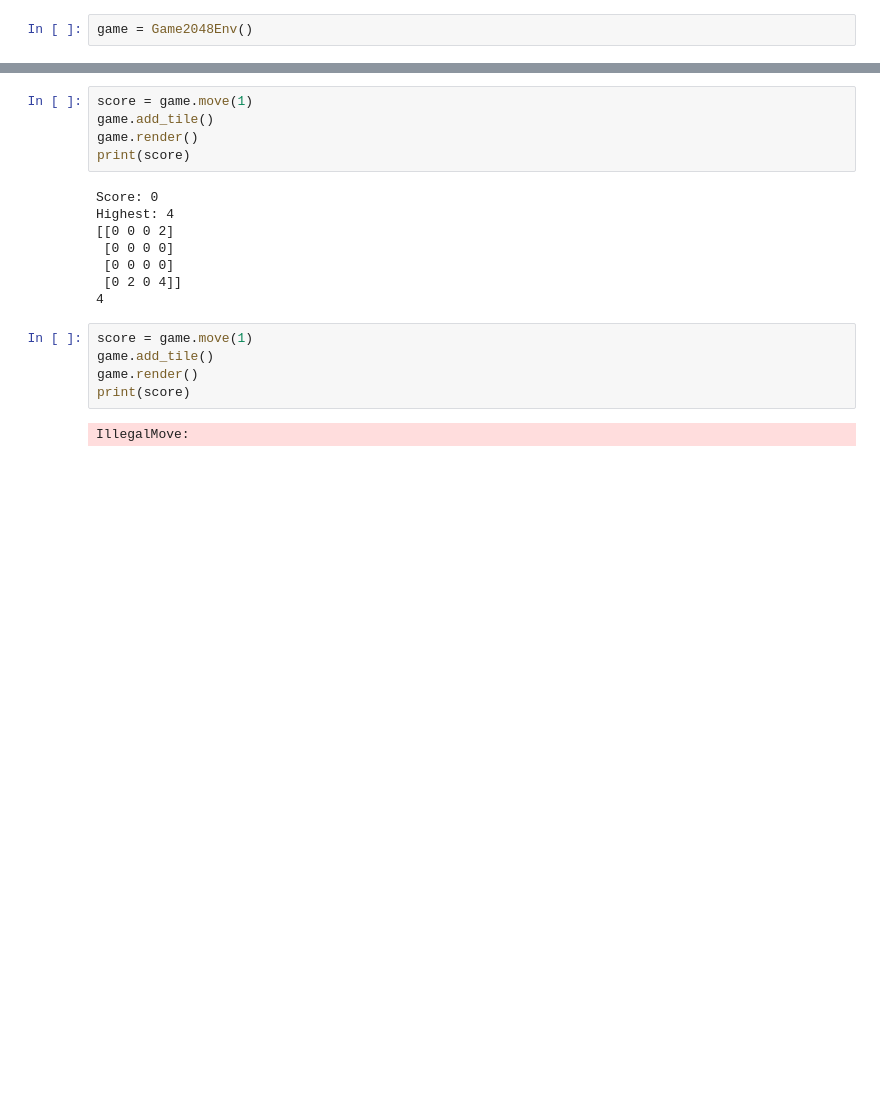
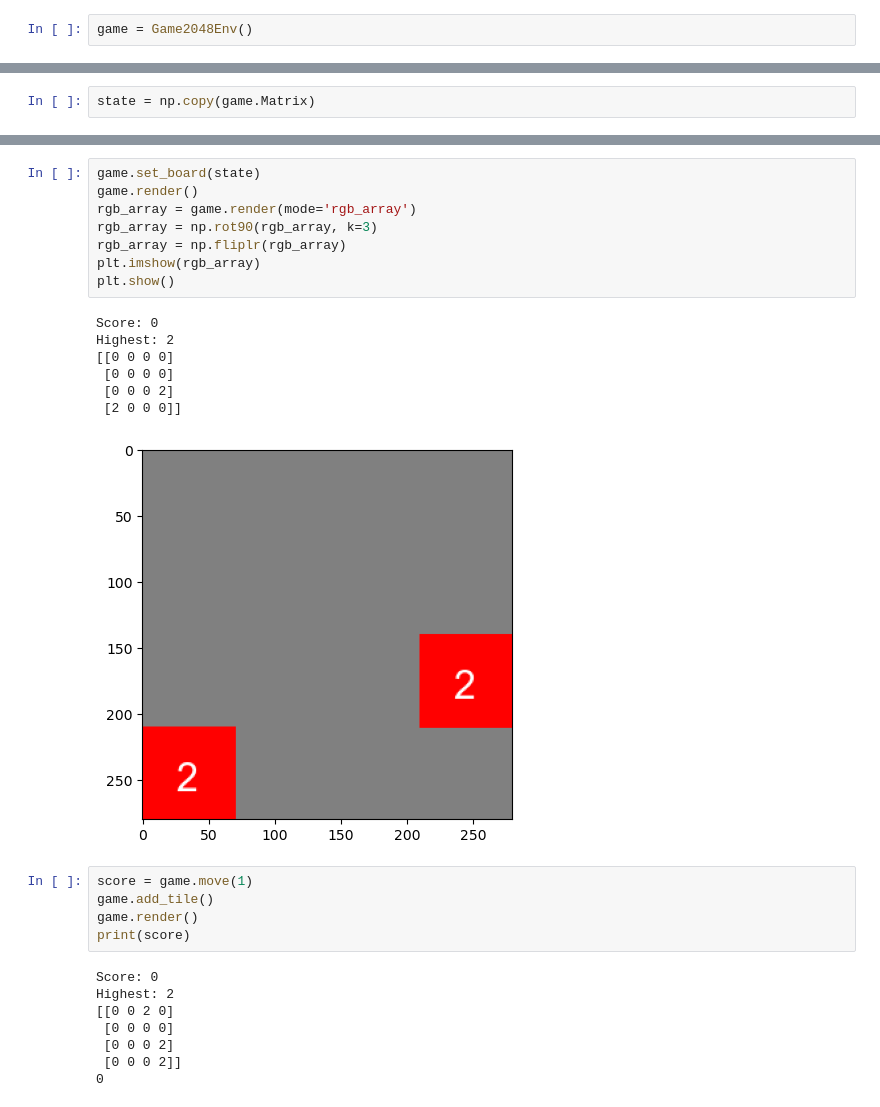
Before and after one commit to Navaneeth-K-P/Intro2AIProject1, a Jupyter notebook: gym-2048/game_trial.ipynb, the cells around one changed output, grey strips where cells are left out. Cells and saved outputs as stored; diff of their text form; blank space fills up the shorter version.

```diff
--- a/gym-2048/game_trial.ipynb
+++ b/gym-2048/game_trial.ipynb
@@ -26,0 +58,2 @@ Highest: 2
+# %%
+state = np.copy(game.Matrix)
@@ -27,3 +79,19 @@ Highest: 2
+# %%
+game.set_board(state)
+game.render()
+rgb_array = game.render(mode='rgb_array')
+rgb_array = np.rot90(rgb_array, k=3)
+rgb_array = np.fliplr(rgb_array)
+plt.imshow(rgb_array)
+plt.show()
+# %% [output]
+Score: 0
+Highest: 2
+[[0 0 0 0]
+ [0 0 0 0]
+ [0 0 0 2]
+ [2 0 0 0]]
+[figure, added]
 # %%
 score = game.move(1)
 game.add_tile()
@@ -31,16 +99,9 @@ game.render()
 print(score)
 # %% [output]
 Score: 0
-Highest: 4
-[[0 0 0 2]
+Highest: 2
+[[0 0 2 0]
  [0 0 0 0]
- [0 0 0 0]
- [0 2 0 4]]
-4
+ [0 0 0 2]
+ [0 0 0 2]]
+0
-# %%
-score = game.move(1)
-game.add_tile()
-game.render()
-print(score)
-# %% [output]
-IllegalMove:
```
Also changed, not shown: parts of 7 cells of this notebook, 9 other files.
